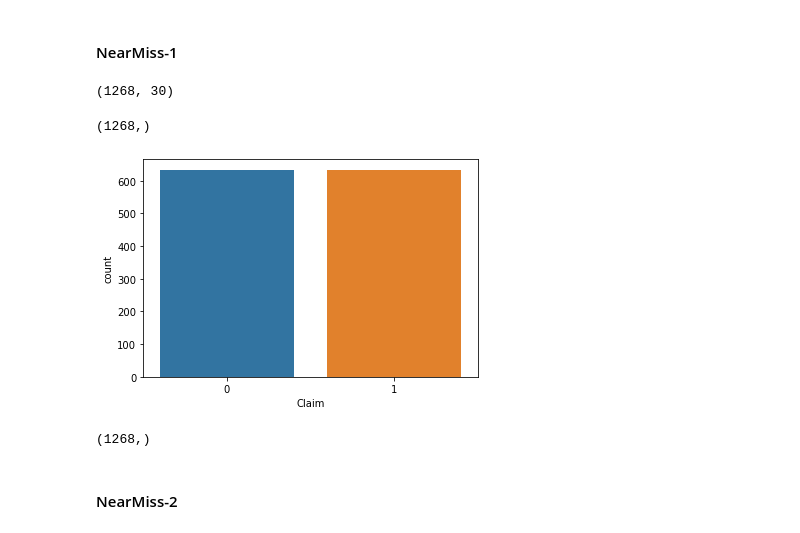
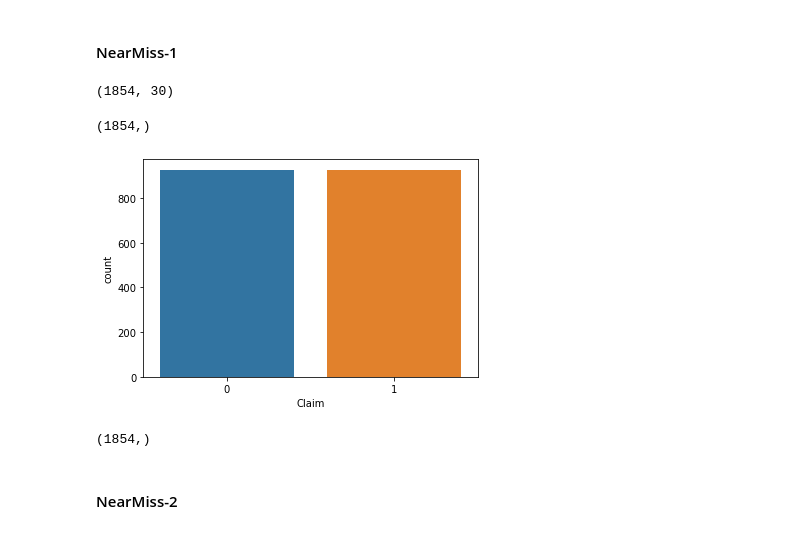
Before and after one commit to sohamthirty/Claim-Prediction, a Jupyter notebook: Preprocessing_Sampling.ipynb, the cells around one changed output. Saved outputs shown, nothing was run; the diff lists cells and outputs as text; code cells hidden in the pictures.

```diff
--- a/Preprocessing_Sampling.ipynb
+++ b/Preprocessing_Sampling.ipynb
@@ -235,26 +235,26 @@ from imblearn.under_sampling import NearMiss
 undersample = NearMiss(version=1, n_neighbors=3)
 
 # transform the dataset
-X_train_u1, y_train_u1 = undersample.fit_resample(X_train, y_train)
+X_u1, y_u1 = undersample.fit_resample(X, y)
 # %%
-X_train_u1.shape
+X_u1.shape
 # %% [output]
-(1268, 30)
+(1854, 30)
 # %%
-y_train_u1.shape
+y_u1.shape
 # %% [output]
-(1268,)
+(1854,)
 # %%
 # Countplot for target variable
-fig = sns.countplot(x = y_train_u1)
+fig = sns.countplot(x = y_u1)
 # %% [output]
-[figure, old version]
+[figure, new version]
 # %%
 #y_train_u1 = y_train_u1.values.reshape(-1,1)
 # %%
-y_train_u1.shape
+y_u1.shape
 # %% [output]
-(1268,)
+(1854,)
 # %% [markdown]
 #### NearMiss-2
 # %%
```
Also changed, not shown: parts of 35 cells of this notebook, 8 other files.
